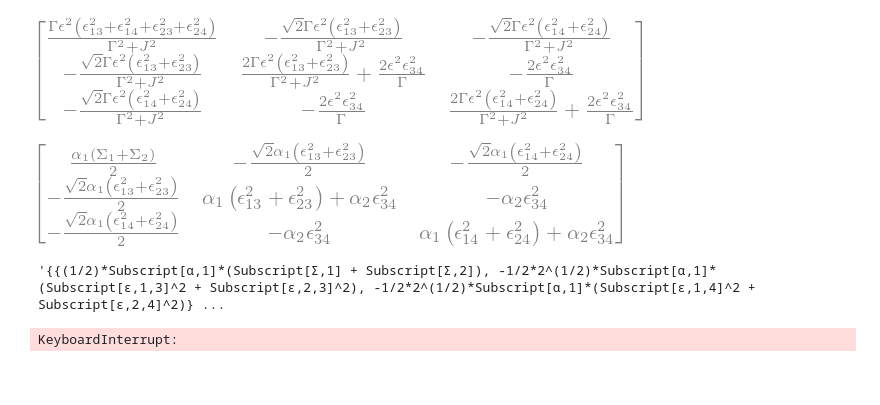
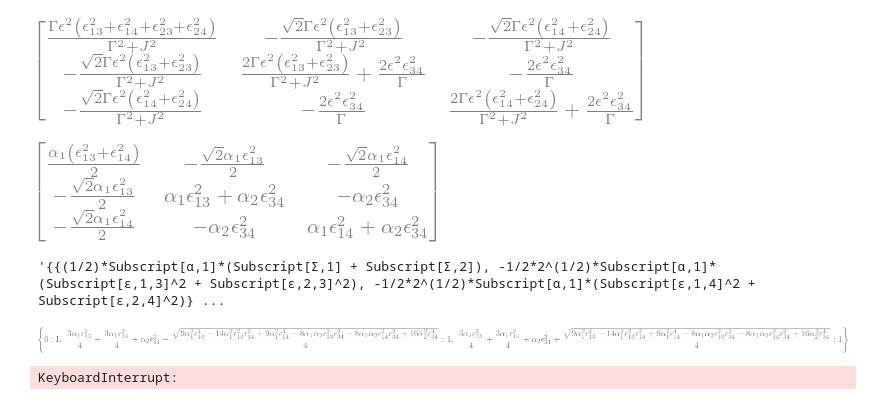
Before and after one commit to kiwipretzel/nserc-2026, a Jupyter notebook: [3.4] [n-site (degenerate), single-body, general epsilon's, local dephasing]/[3.4.0.1] [n-site,single-body,degenerate,different epsilons] [july 27].ipynb, the cells around one changed output. Cells and saved outputs as stored; diff of their text form; code cells hidden in the pictures; blank space fills up the shorter version.

```diff
--- a/[3.4] [n-site (degenerate), single-body, general epsilon's, local dephasing]/[3.4.0.1] [n-site,single-body,degenerate,different epsilons] [july 27].ipynb
+++ b/[3.4] [n-site (degenerate), single-body, general epsilon's, local dephasing]/[3.4.0.1] [n-site,single-body,degenerate,different epsilons] [july 27].ipynb
@@ -190,20 +190,23 @@ Leff_red
 # %%
 alpha1, alpha2, alpha3 = sp.symbols("alpha1 alpha2 alpha3")
 
 def beta(k):
     return sp.Add(*[ sp.Symbol(f"epsilon_1{k}",real=True)**2 , sp.Symbol(f"epsilon_2{k}",real=True)**2 ])
 
 def sigma(k):
     return sp.Add( *[ sp.Symbol(f"epsilon_{min(k,m)}{max(k,m)}", real=True)**2 for m in range(3,N+1)] )
 
 
 a = Leff_red.subs({ gamma*epsilon**2 / (gamma**2 + J**2) : alpha1/2 , 2*epsilon**2 / gamma : alpha2})
 #a = a.subs({ beta(i): sp.Symbol(f"beta_{i}") for i in range(3,N+1)})
-a = a.subs( {sigma(k):sp.Symbol(f"Sigma_{k}") for k in range(1,N+1)} )
+#a = a.subs( {sigma(k):sp.Symbol(f"Sigma_{k}") for k in range(1,N+1)} )
 #a = a.subs( {sigma(k)-sp.Symbol(f"epsilon_{k}{k}",real=True)**2:sp.Symbol(f"Sigma_{k}")-sp.Symbol(f"epsilon_{k}{k}",real=True)**2 for k in range(1,N+1)} )
+
+
+a = a.subs({ sp.Symbol(f"epsilon_2{i}",real=True):0 for i in range(N+1)})
 display(a)
 # %% [output]
-[figure, old version]
+[figure, new version]
 # %%
 def replace(text, *dics):
     out = text
@@ -222,7 +225,10 @@ replace(mathematica_code(a).replace("Gamma","Γ"), {f"epsilon_{i}{j}" : f"Subscr
 # %% [output]
 '{{(1/2)*Subscript[α,1]*(Subscript[Σ,1] + Subscript[Σ,2]), -1/2*2^(1/2)*Subscript[α,1]*(Subscript[ϵ,1,3]^2 + Subscript[ϵ,2,3]^2), -1/2*2^(1/2)*Subscript[α,1]*(Subscript[ϵ,1,4]^2 + Subscript[ϵ,2,4]^2)} ...
 # %%
+
 a.eigenvals()
+# %% [output]
+[figure, added]
 # %%
 Leff_red.subs({ gamma*epsilon**2 / (gamma**2 + J**2) : alpha1/2 , 2*epsilon**2 / gamma : alpha2 ,  -2*alpha1-(N-3)*alpha2 : alpha3}).subs({sp.Symbol(f"epsilon_0{i}")**2 + sp.Symbol(f"epsilon_1{i}")**2 : sp.Symbol(f"beta_{i}") for i in range(N)}).eigenvals()
 # %% [output]
```
Also changed, not shown: parts of 1 cell of this notebook, 2 other files.
